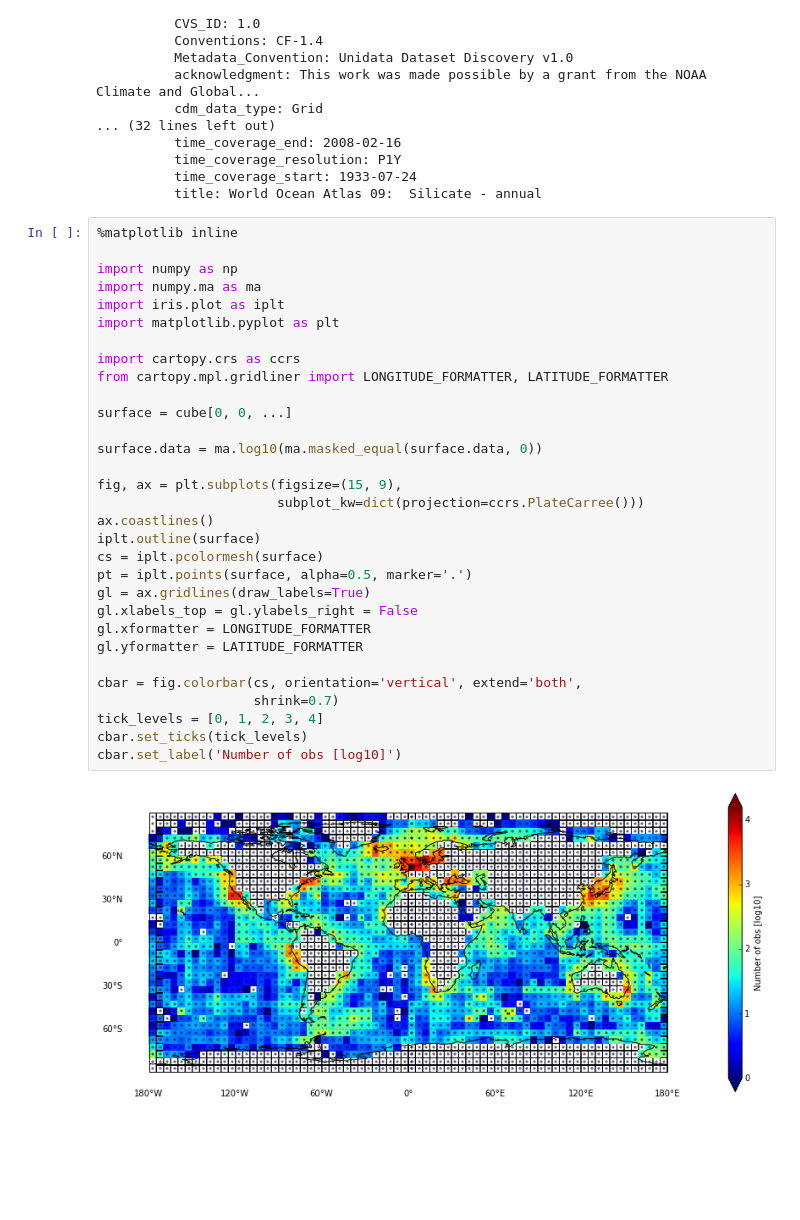
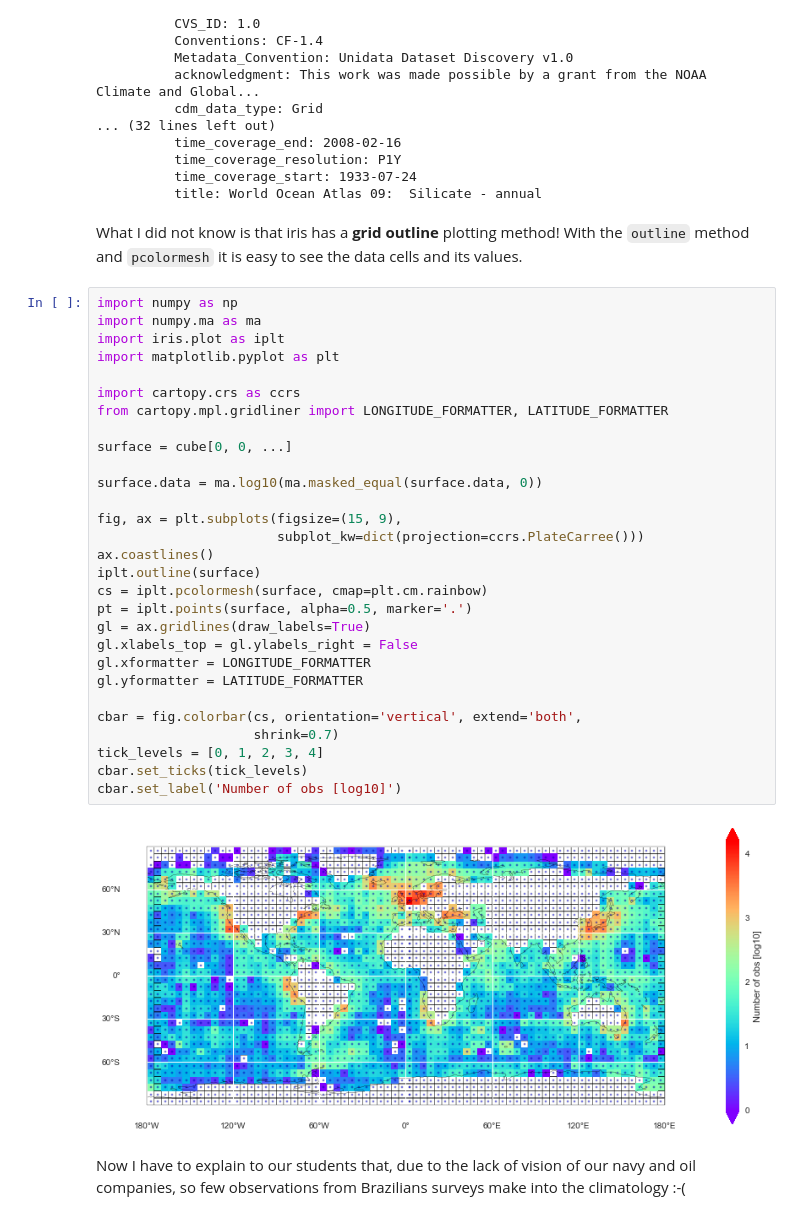
Before and after one commit to ocefpaf/python4oceanographers, a Jupyter notebook: content/downloads/notebooks/2015-09-07-iris_outline.ipynb, the cells around one changed output. Drawn from its saved outputs; the diff is of its cells as text; blank space fills up the shorter version.

Commit message:
Outline

```diff
--- a/content/downloads/notebooks/2015-09-07-iris_outline.ipynb
+++ b/content/downloads/notebooks/2015-09-07-iris_outline.ipynb
@@ -25,36 +90,42 @@ Number of Observations / (1)        (time: 1; depth: 33; latitude: 36; longitude
           time_coverage_resolution: P1Y
           time_coverage_start: 1933-07-24
           title: World Ocean Atlas 09:  Silicate - annual
+# %% [markdown]
+What I did not know is that iris has a **grid outline** plotting method!
+With the `outline` method and `pcolormesh` it is easy to see the data cells
+and its values.
 # %%
-%matplotlib inline
-
 import numpy as np
 import numpy.ma as ma
 import iris.plot as iplt
 import matplotlib.pyplot as plt
 
 import cartopy.crs as ccrs
 from cartopy.mpl.gridliner import LONGITUDE_FORMATTER, LATITUDE_FORMATTER
 
 surface = cube[0, 0, ...]
 
 surface.data = ma.log10(ma.masked_equal(surface.data, 0))
 
 fig, ax = plt.subplots(figsize=(15, 9),
                        subplot_kw=dict(projection=ccrs.PlateCarree()))
 ax.coastlines()
 iplt.outline(surface)
-cs = iplt.pcolormesh(surface)
+cs = iplt.pcolormesh(surface, cmap=plt.cm.rainbow)
 pt = iplt.points(surface, alpha=0.5, marker='.')
 gl = ax.gridlines(draw_labels=True)
 gl.xlabels_top = gl.ylabels_right = False
 gl.xformatter = LONGITUDE_FORMATTER
 gl.yformatter = LATITUDE_FORMATTER
 
 cbar = fig.colorbar(cs, orientation='vertical', extend='both',
                     shrink=0.7)
 tick_levels = [0, 1, 2, 3, 4]
 cbar.set_ticks(tick_levels)
 cbar.set_label('Number of obs [log10]')
 # %% [output]
-[figure, old version]
+[figure, new version]
+# %% [markdown]
+Now I have to explain to our students that, due to the lack of vision of our
+navy and oil companies, so few observations from Brazilians surveys make into
+the climatology :-(
```
Also changed, not shown: parts of 4 cells of this notebook, 1 other file.
